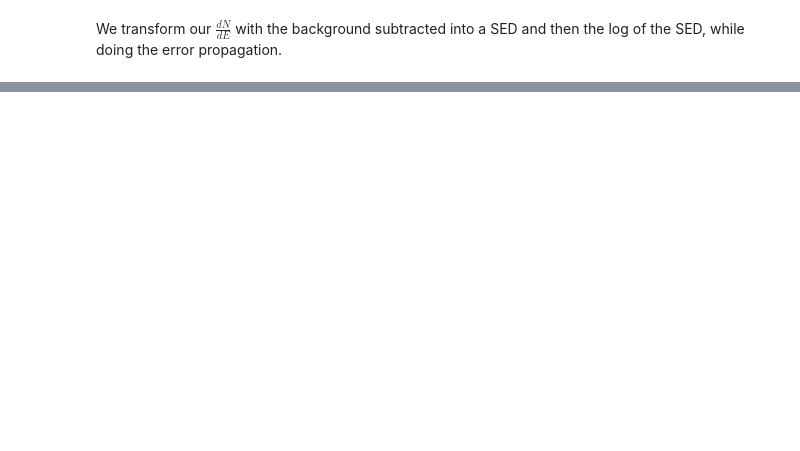
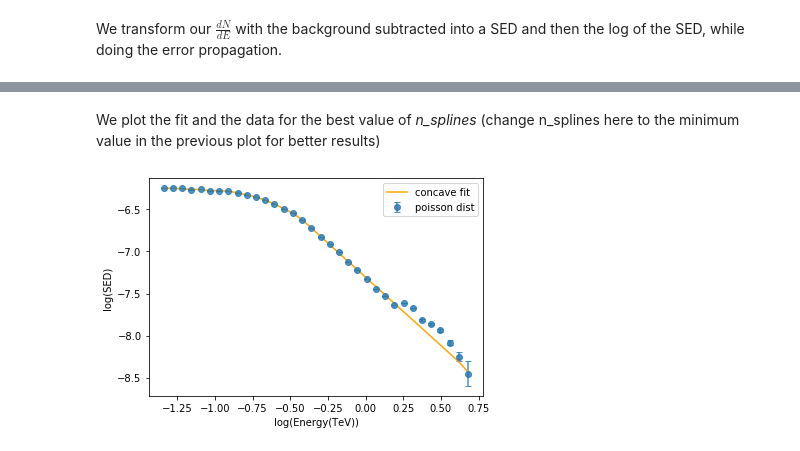
Before and after one commit to R-Grau/EBLpy, a Jupyter notebook: Aeff_bkg_spline.ipynb, the cells around one changed output, grey strips where cells are left out. Saved outputs shown, nothing was run; the diff lists cells and outputs as text; code cells hidden in the pictures; blank space fills up the shorter version.

```diff
--- a/Aeff_bkg_spline.ipynb
+++ b/Aeff_bkg_spline.ipynb
@@ -352,0 +359,13 @@ array([ 7.84288261e-05, -1.61892187e-03, -5.37828480e-04, -7.81548722e-04,
+# %% [markdown]
+We plot the fit and the data for the best value of *n_splines* (change n_splines here to the minimum value in the previous plot for better results)
+# %%
+gam = LinearGAM(s(0, constraints='concave', n_splines=28, edge_knots=[max(logE[3:37]),min(logE[3:37])])).fit(logE[3:37], logSED, weights = w)
+
+plt.errorbar(logE[3:37], logSED, yerr = logSED_u, label='poisson dist', capsize=3, fmt='o', alpha=0.8)
+plt.plot(logE[3:37], gam.predict(logE[3:37]), label='concave fit', color = 'orange')
+plt.xlabel('log(Energy(TeV))')
+plt.ylabel('log(SED)')
+plt.legend()
+plt.show()
+# %% [output]
+[figure, added]
```
Also changed, not shown: parts of 16 cells of this notebook.
